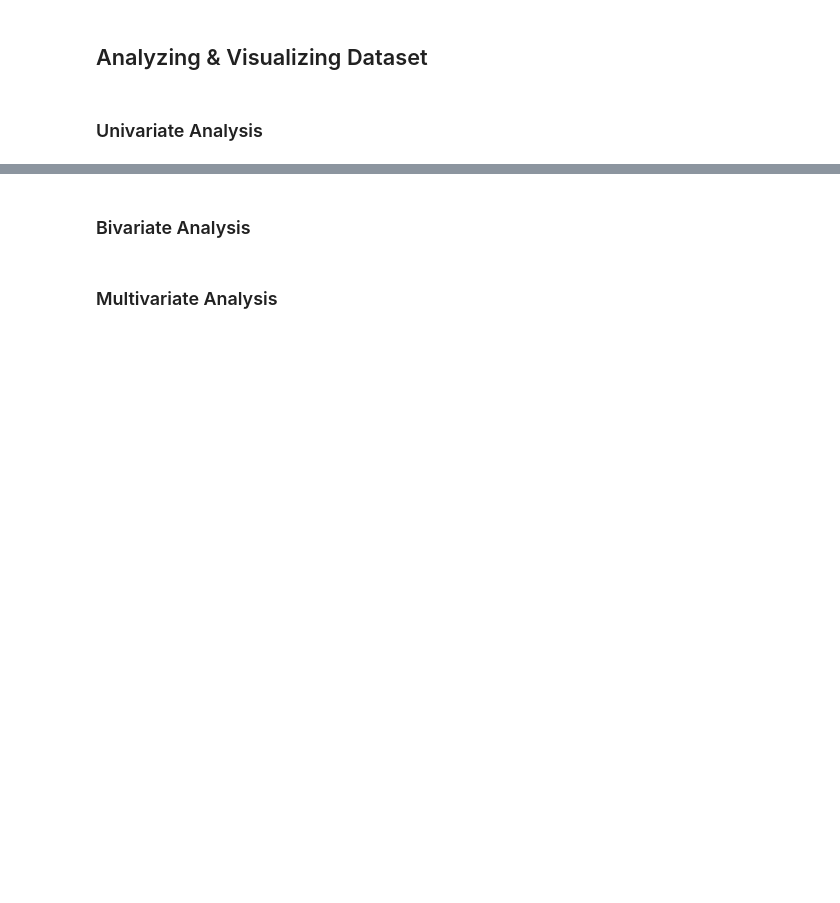
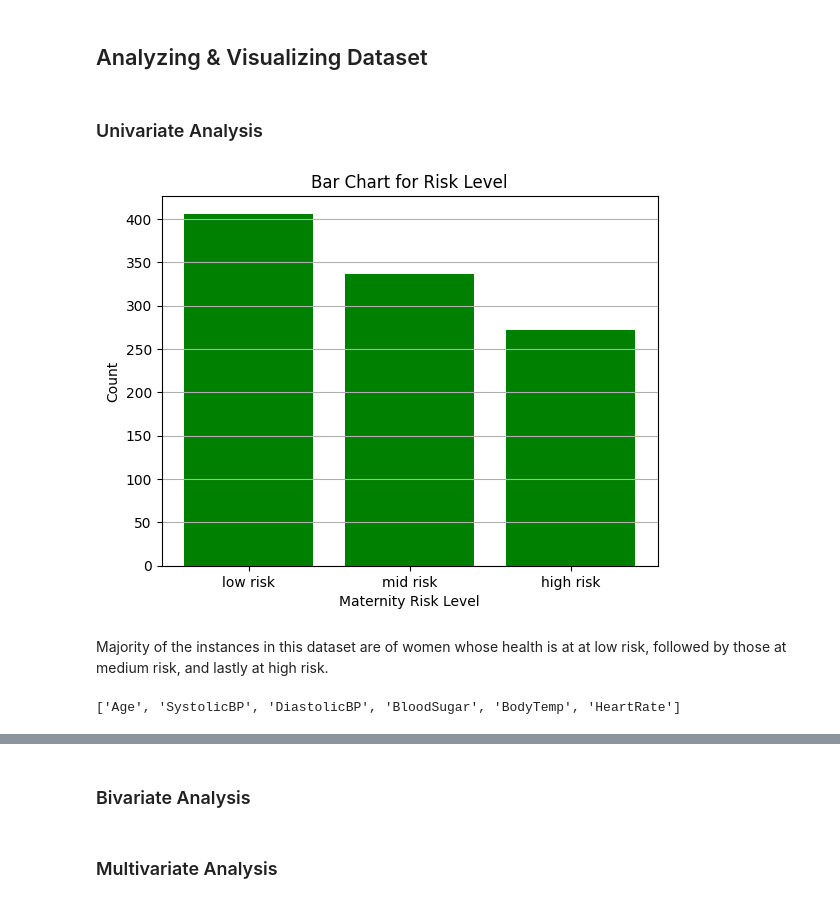
Before and after one commit to a-leena/maternal_health_risk, a Jupyter notebook: notebook/EDA.ipynb, the cells around one changed output, grey strips where cells are left out. Saved outputs shown, nothing was run; the diff lists cells and outputs as text; code cells hidden in the pictures; blank space fills up the shorter version.

Commit message:
performing eda on dataset

```diff
--- a/notebook/EDA.ipynb
+++ b/notebook/EDA.ipynb
@@ -121,3 +139,20 @@ array(['high risk', 'low risk', 'mid risk'], dtype=object)
 ## Analyzing & Visualizing Dataset
 # %% [markdown]
 ### Univariate Analysis
+# %%
+risk_counts = data['RiskLevel'].value_counts()
+plt.grid(axis='y')
+plt.bar(risk_counts.index, risk_counts.values, color='green')
+plt.xlabel("Maternity Risk Level")
+plt.ylabel("Count")
+plt.title("Bar Chart for Risk Level")
+plt.show()
+# %% [output]
+[figure, added]
+# %% [markdown]
+Majority of the instances in this dataset are of women whose health is at at low risk, followed by those at medium risk, and lastly at high risk.
+# %%
+numeric_cols = list(data.select_dtypes(exclude='object').columns)
+numeric_cols
+# %% [output]
+['Age', 'SystolicBP', 'DiastolicBP', 'BloodSugar', 'BodyTemp', 'HeartRate']
```
Also changed, not shown: parts of 10 cells of this notebook, 1 other file.
